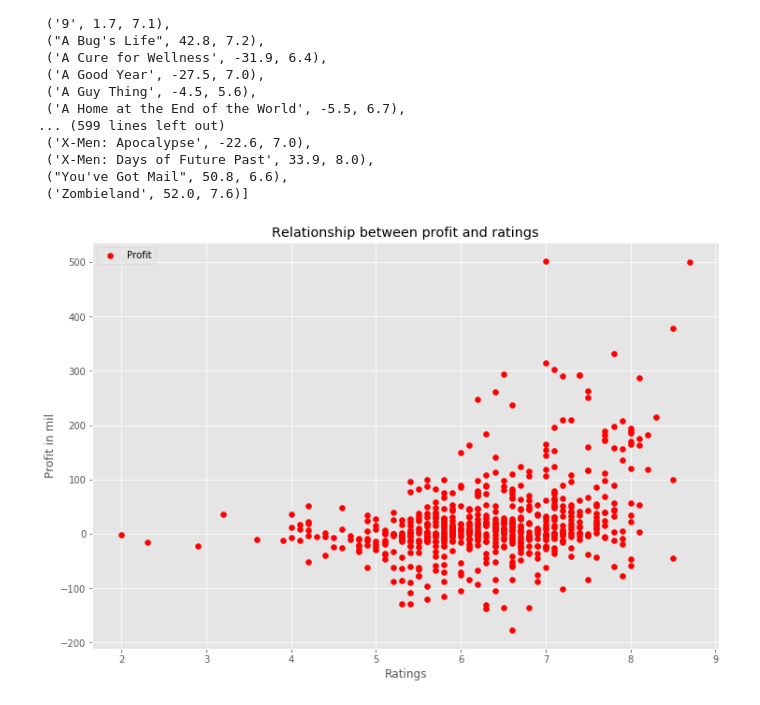
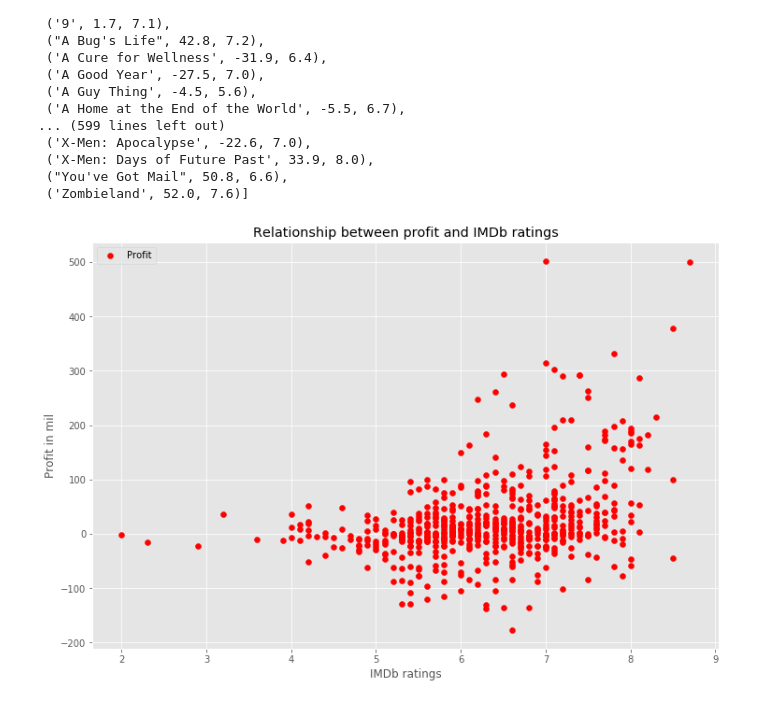
Before and after one commit to jkarma0920/MovieProject1, a Jupyter notebook: Visualization.ipynb, the cells around one changed output. Drawn from its saved outputs; the diff is of its cells as text; code cells hidden in the pictures.

```diff
--- a/Visualization.ipynb
+++ b/Visualization.ipynb
@@ -396,18 +396,18 @@ for t in query8_result:
 # %%
 fig, ax = plt.subplots(figsize=(12, 8))
 
 ax.scatter(ratings, profit_mil, label="Profit", color ="r")
 
-ax.set_xlabel("Ratings")
+ax.set_xlabel("IMDb ratings")
 
 ax.set_ylabel("Profit in mil")
 
-ax.set_title("Relationship between profit and ratings")
+ax.set_title("Relationship between profit and IMDb ratings")
 
 ax.legend()
 
 plt.show()
 
-fig.savefig("budget_profit_by_genre.png", bbox_inches="tight")
+fig.savefig("profit_ratings_relation.png", bbox_inches="tight")
 # %% [output]
-[figure, old version]
+[figure, new version]
```
Also changed, not shown: parts of 1 cell of this notebook, 2 other files.
